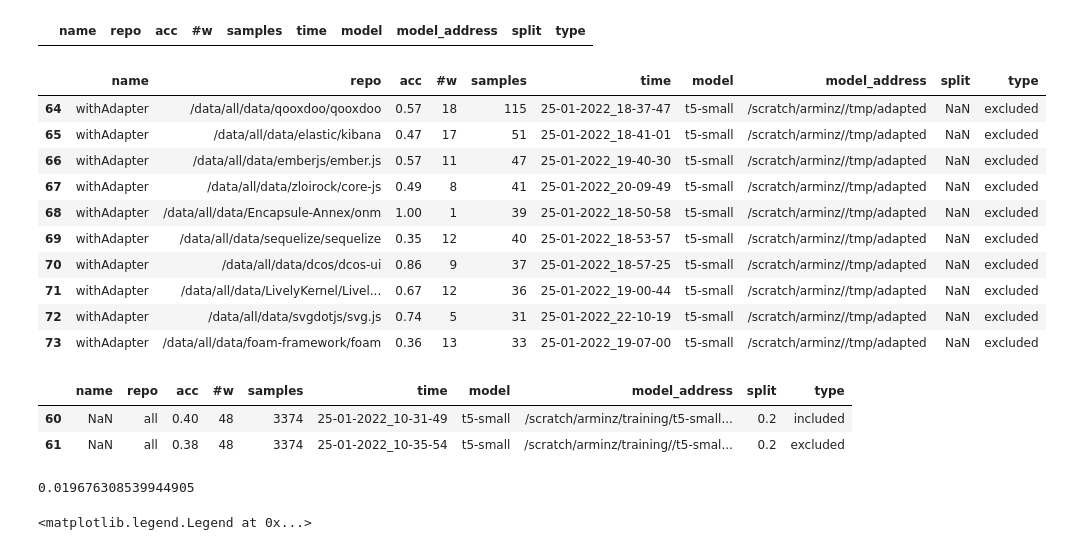
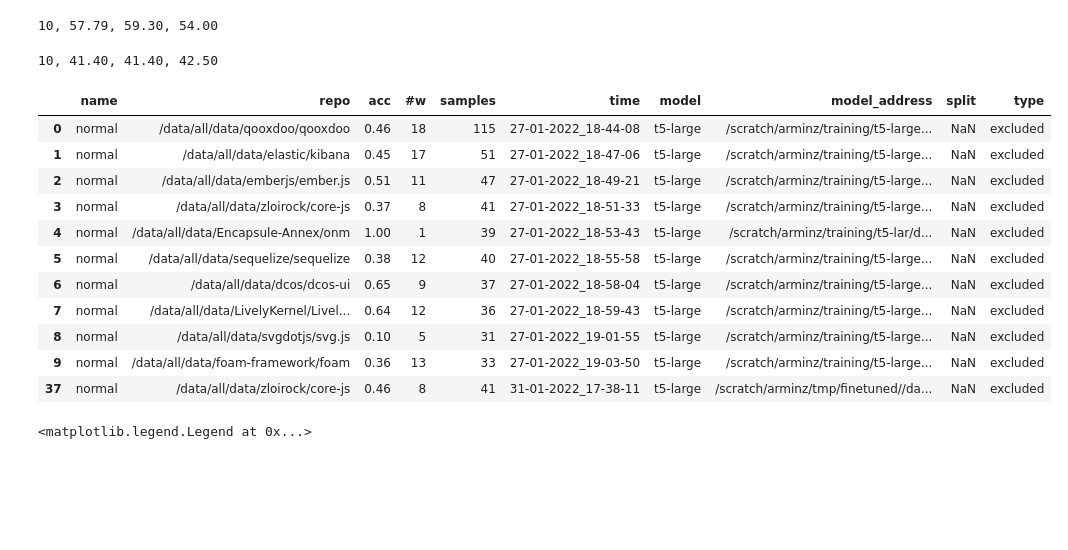
Before and after one commit to arminzirak/TFix, a Jupyter notebook: analyze basic results.ipynb, the cells around one changed output. Cells and saved outputs as stored; diff of their text form; code cells hidden in the pictures; blank space fills up the shorter version.

```diff
--- a/analyze basic results.ipynb
+++ b/analyze basic results.ipynb
@@ -11,2 +11,10 @@ results.tail(1)
+# %%
+results = results[results['split'] != 0.5]
+# %%
+def extract_type_from_address(address):
+    for keyword in ['curr', 'included', 'ft', 'basic', 'good', 'adapted']:
+        if keyword in address:
+            return keyword
+    return 'excluded'
 # %%
-results['type'] = results['model_address'].apply(lambda s: 'finetuned' if 'finetuned' in s else 'included' if 'included' in s else 'ft' if 'ft' in s else 'excluded')
+results['type'] = results['model_address'].apply(extract_type_from_address)
@@ -97,31 +80,26 @@ exc_2
-# %%
-good_2
-# %% [output]
-|  | name | repo | acc | #w | samples | time | model | model_address | split | type |
-# %%
-adapter
-# %% [output]
-|  | name | repo | acc | #w | samples | time | model | model_address | split | type |
-| 64 | withAdapter | /data/all/data/qooxdoo/qooxdoo | 0.57 | 18 | 115 | 25-01-2022_18-37-47 | t5-small | /scratch/arminz//tmp/adapted | NaN | excluded |
-| 65 | withAdapter | /data/all/data/elastic/kibana | 0.47 | 17 | 51 | 25-01-2022_18-41-01 | t5-small | /scratch/arminz//tmp/adapted | NaN | excluded |
-| 66 | withAdapter | /data/all/data/emberjs/ember.js | 0.57 | 11 | 47 | 25-01-2022_19-40-30 | t5-small | /scratch/arminz//tmp/adapted | NaN | excluded |
-| 67 | withAdapter | /data/all/data/zloirock/core-js | 0.49 | 8 | 41 | 25-01-2022_20-09-49 | t5-small | /scratch/arminz//tmp/adapted | NaN | excluded |
-| 68 | withAdapter | /data/all/data/Encapsule-Annex/onm | 1.00 | 1 | 39 | 25-01-2022_18-50-58 | t5-small | /scratch/arminz//tmp/adapted | NaN | excluded |
-| 69 | withAdapter | /data/all/data/sequelize/sequelize | 0.35 | 12 | 40 | 25-01-2022_18-53-57 | t5-small | /scratch/arminz//tmp/adapted | NaN | excluded |
-| 70 | withAdapter | /data/all/data/dcos/dcos-ui | 0.86 | 9 | 37 | 25-01-2022_18-57-25 | t5-small | /scratch/arminz//tmp/adapted | NaN | excluded |
-| 71 | withAdapter | /data/all/data/LivelyKernel/Livel... | 0.67 | 12 | 36 | 25-01-2022_19-00-44 | t5-small | /scratch/arminz//tmp/adapted | NaN | excluded |
-| 72 | withAdapter | /data/all/data/svgdotjs/svg.js | 0.74 | 5 | 31 | 25-01-2022_22-10-19 | t5-small | /scratch/arminz//tmp/adapted | NaN | excluded |
-| 73 | withAdapter | /data/all/data/foam-framework/foam | 0.36 | 13 | 33 | 25-01-2022_19-07-00 | t5-small | /scratch/arminz//tmp/adapted | NaN | excluded |
+# %%
+print_stats(results[(results['type'] == 'curr') & (results['repo'] != 'all')])
+# %% [output]
+10, 57.79, 59.30, 54.00
+# %%
+print_stats(results[(results['type'] == 'curr') & (results['repo'] == 'all')])
+# %% [output]
+10, 41.40, 41.40, 42.50
 # %%
-results[(results['repo'] == 'all') & (results['split'] == 0.2)]
+results[(results['type'] == 'excluded') & (results['repo'] != 'all')]
 # %% [output]
 |  | name | repo | acc | #w | samples | time | model | model_address | split | type |
-| 60 | NaN | all | 0.40 | 48 | 3374 | 25-01-2022_10-31-49 | t5-small | /scratch/arminz/training/t5-small... | 0.2 | included |
-| 61 | NaN | all | 0.38 | 48 | 3374 | 25-01-2022_10-35-54 | t5-small | /scratch/arminz/training//t5-smal... | 0.2 | excluded |
+| 0 | normal | /data/all/data/qooxdoo/qooxdoo | 0.46 | 18 | 115 | 27-01-2022_18-44-08 | t5-large | /scratch/arminz/training/t5-large... | NaN | excluded |
+| 1 | normal | /data/all/data/elastic/kibana | 0.45 | 17 | 51 | 27-01-2022_18-47-06 | t5-large | /scratch/arminz/training/t5-large... | NaN | excluded |
+| 2 | normal | /data/all/data/emberjs/ember.js | 0.51 | 11 | 47 | 27-01-2022_18-49-21 | t5-large | /scratch/arminz/training/t5-large... | NaN | excluded |
+| 3 | normal | /data/all/data/zloirock/core-js | 0.37 | 8 | 41 | 27-01-2022_18-51-33 | t5-large | /scratch/arminz/training/t5-large... | NaN | excluded |
+| 4 | normal | /data/all/data/Encapsule-Annex/onm | 1.00 | 1 | 39 | 27-01-2022_18-53-43 | t5-large | /scratch/arminz/training/t5-lar/d... | NaN | excluded |
+| 5 | normal | /data/all/data/sequelize/sequelize | 0.38 | 12 | 40 | 27-01-2022_18-55-58 | t5-large | /scratch/arminz/training/t5-large... | NaN | excluded |
+| 6 | normal | /data/all/data/dcos/dcos-ui | 0.65 | 9 | 37 | 27-01-2022_18-58-04 | t5-large | /scratch/arminz/training/t5-large... | NaN | excluded |
+| 7 | normal | /data/all/data/LivelyKernel/Livel... | 0.64 | 12 | 36 | 27-01-2022_18-59-43 | t5-large | /scratch/arminz/training/t5-large... | NaN | excluded |
+| 8 | normal | /data/all/data/svgdotjs/svg.js | 0.10 | 5 | 31 | 27-01-2022_19-01-55 | t5-large | /scratch/arminz/training/t5-large... | NaN | excluded |
+| 9 | normal | /data/all/data/foam-framework/foam | 0.36 | 13 | 33 | 27-01-2022_19-03-50 | t5-large | /scratch/arminz/training/t5-large... | NaN | excluded |
+| 37 | normal | /data/all/data/zloirock/core-js | 0.46 | 8 | 41 | 31-01-2022_17-38-11 | t5-large | /scratch/arminz/tmp/finetuned//da... | NaN | excluded |
-# %%
-((0.02 * 3374) - (470 * 0.022)) / (3374 - 470)
-# %% [output]
-0.019676308539944905
 # %%
 from matplotlib import pyplot as plt
 # %%
```
Also changed, not shown: parts of 18 cells of this notebook.
